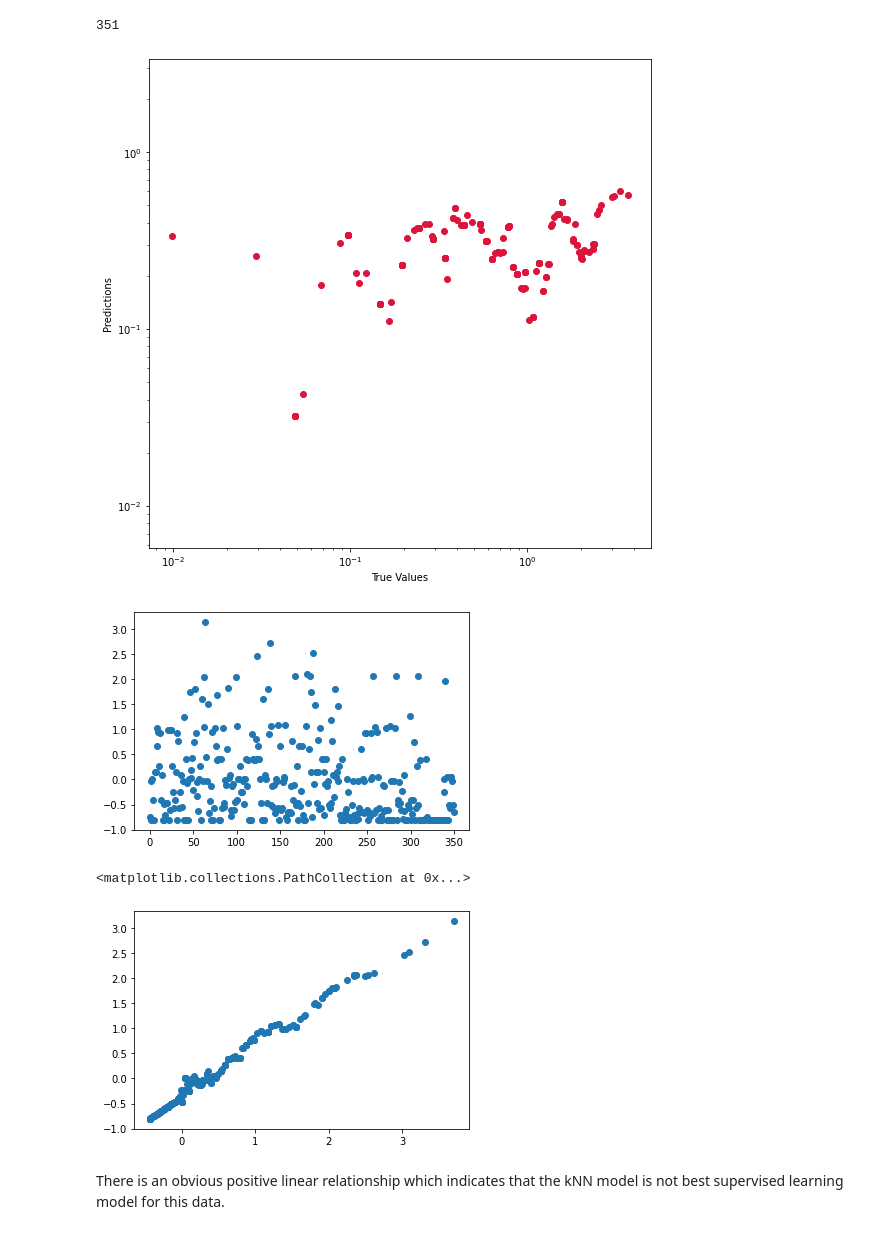
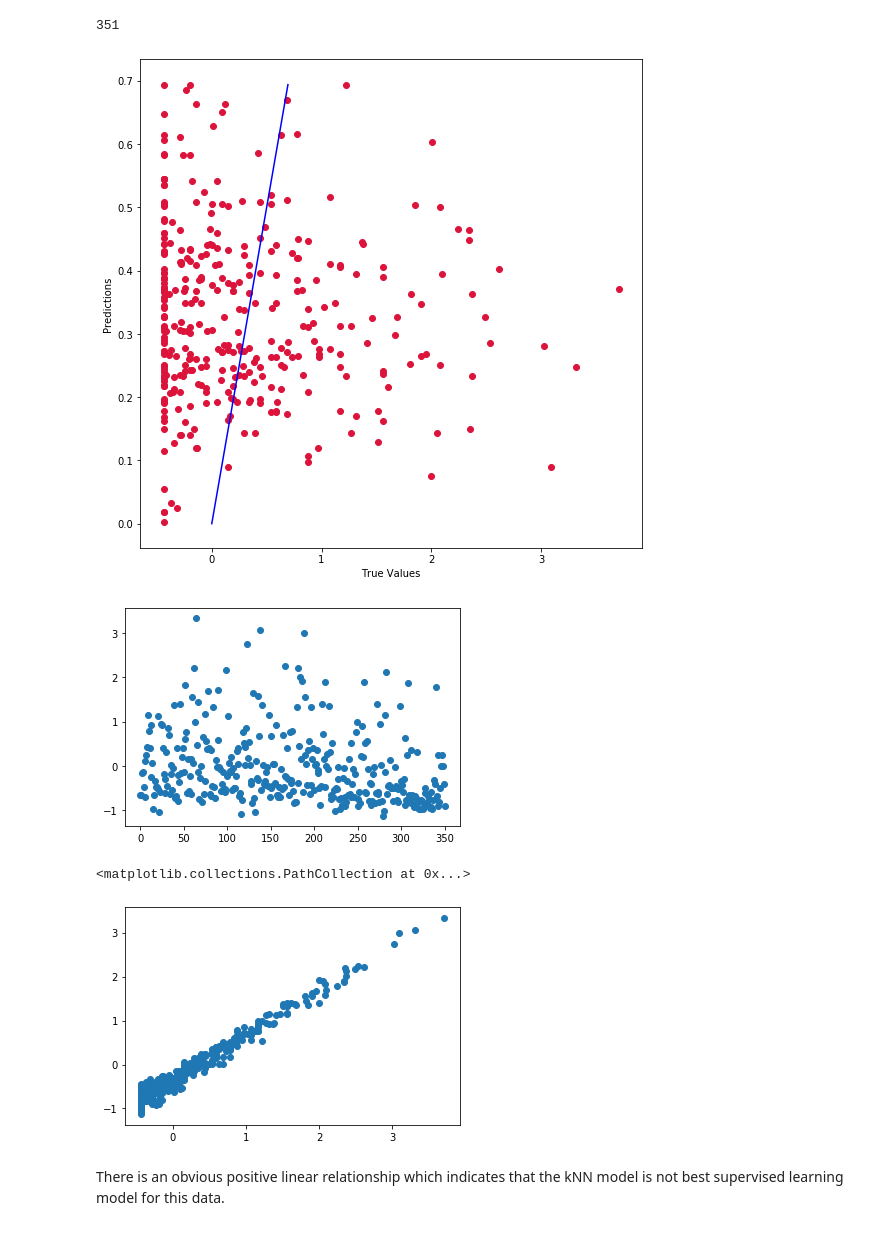
Before and after one commit to jbravo87/blog-projects, a Jupyter notebook: exoplanet_data_notebook.ipynb, the cells around one changed output. Cells and saved outputs as stored; diff of their text form; code cells hidden in the pictures.

```diff
--- a/exoplanet_data_notebook.ipynb
+++ b/exoplanet_data_notebook.ipynb
@@ -32,9 +32,10 @@ def tts(data, split = 0.80):
 # %%
 # Assign path of data to a variable.
 # Initiatiate first data frame with raw data.
-path1 = 'J:\\datasets\\PS_2022.02.27_18.46.12.csv'
-path2 = 'D:\\PS_2022.04.09_12.16.22.csv'
-raw_data = pd.read_csv(path2, skiprows = 20)
+#path1 = 'J:\\datasets\\PS_2022.02.27_18.46.12.csv'
+#path2 = 'D:\\PS_2022.04.09_12.16.22.csv'
+path1 = 'E:\\PS_2022.04.09_12.16.22.csv'
+raw_data = pd.read_csv(path1, skiprows = 20)
 # %% [markdown]
 Need to remove the first thirteen rows. These rows contain copious notes/remarks.
 # %%
@@ -556,8 +561,8 @@ Will now create the kNN model.
 # %%
 model_knn = KNeighborsRegressor(n_neighbors = 40)
 model_knn.fit(x_train, y_train)
-y_knn_train_pred = model_knn.predict(y_train)
-y_knn_test_pred = model_knn.predict(y_test)
+y_knn_train_pred = model_knn.predict(x_train)
+y_knn_test_pred = model_knn.predict(x_test)
 # %% [markdown]
 For model performace, first the training mean square error and R2 score.
 # %%
@@ -588,26 +593,26 @@ len(y_test)
 # %%
 true_values = y_test
 predicted_values = y_knn_test_pred
 plt.figure(figsize = (9,9))
 plt.scatter(true_values, predicted_values, c = 'crimson')
-plt.yscale('log')
-plt.xscale('log')
+#plt.yscale('log')
+#plt.xscale('log')
 
 p1 = max(max(predicted_values), max(true_values))
 p2 = min(min(predicted_values), min(true_values))
-#plt.plot([p1, p2], [p1, p2], 'b-')
+plt.plot([p1, p2], [p1, p2], 'b-')
 
 plt.xlabel('True Values', fontsize = 10)
 plt.ylabel('Predictions', fontsize = 10)
-plt.axis('equal')
+#plt.axis('equal')
 plt.show()
 plt.close()
 # %% [output]
-[figure, old version]
+[figure, new version]
 # %%
 g = plt.plot(true_values - predicted_values, marker = 'o', linestyle = '')
 # %% [output]
-[figure, old version]
+[figure, new version]
 # %%
 #from yellowbrick.regressor import prediction_error
 #model = Lasso()
@@ -627,7 +632,7 @@ residuals = true_values - predicted_values
 plt.scatter(true_values, residuals)
 # %% [output]
 <matplotlib.collections.PathCollection at 0x...>
-[figure, old version]
+[figure, new version]
 # %% [markdown]
 There is an obvious positive linear relationship which indicates that the kNN model is not best supervised learning model for this data.
 # %%
```
Also changed, not shown: parts of 53 cells of this notebook.
